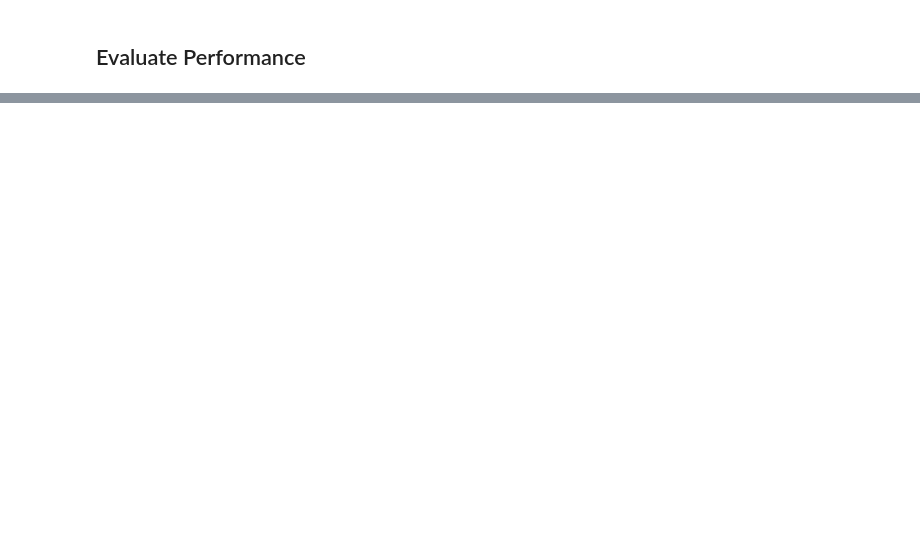
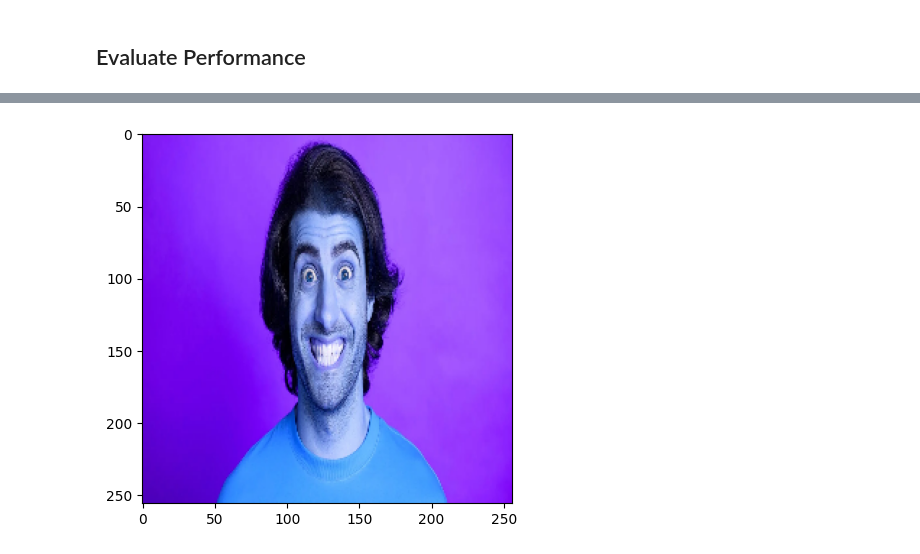
Before and after one commit to OchiengGideon/Deep-CNN-Image-Classifier, a Jupyter notebook: image classification.ipynb, the cells around one changed output, grey strips where cells are left out. Cells and saved outputs as stored; diff of their text form; code cells hidden in the pictures; blank space fills up the shorter version.

```diff
--- a/image classification.ipynb
+++ b/image classification.ipynb
@@ -235,0 +246,6 @@ Precision: 1.0, Recall: 0.8571428656578064, BinaryAccuracy 0.9444444179534912
+# %%
+resize = tf.image.resize(img, (256,256))
+plt.imshow(resize.numpy().astype(int))
+plt.show()
+# %% [output]
+[figure, added]
```
Also changed, not shown: parts of 13 cells of this notebook, 2 other files.
